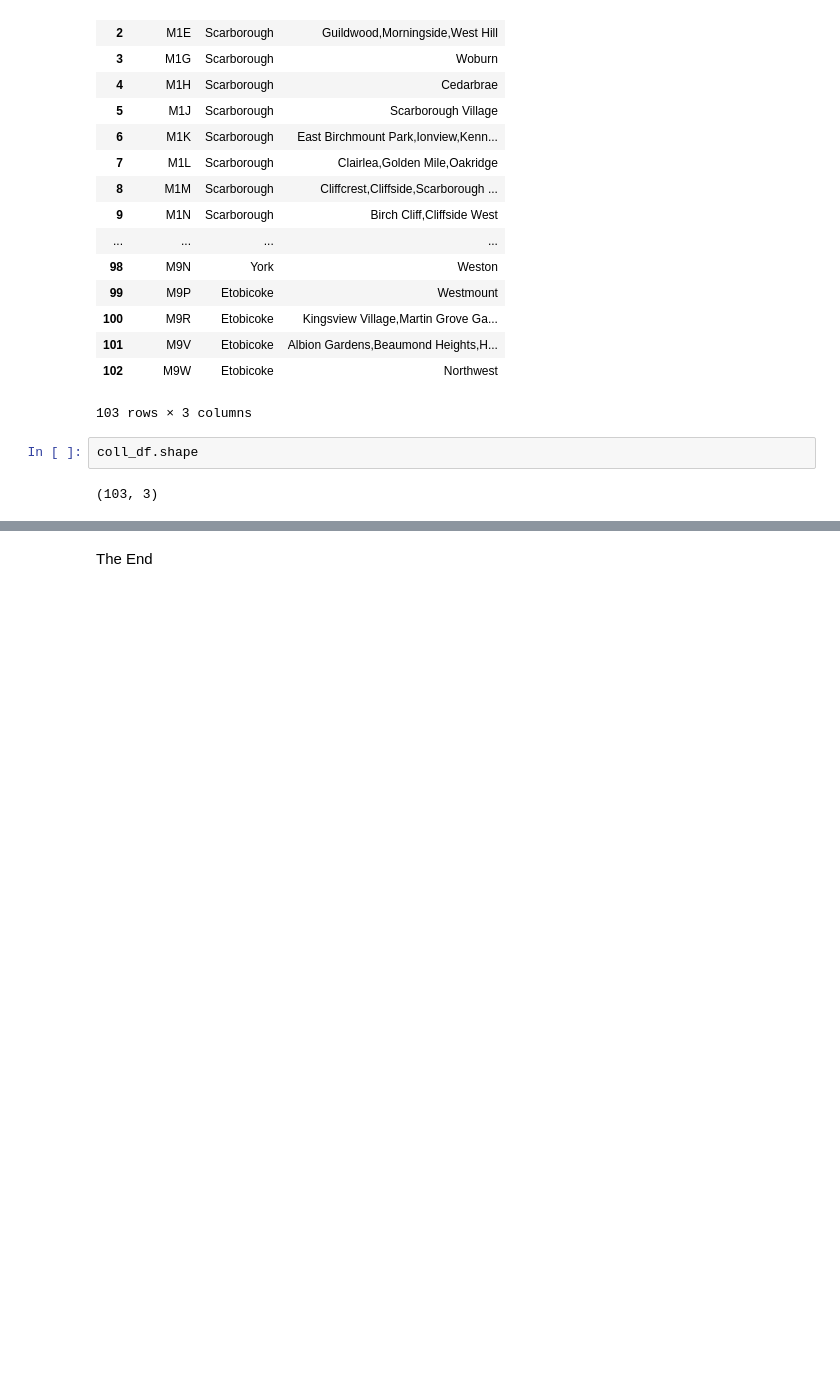
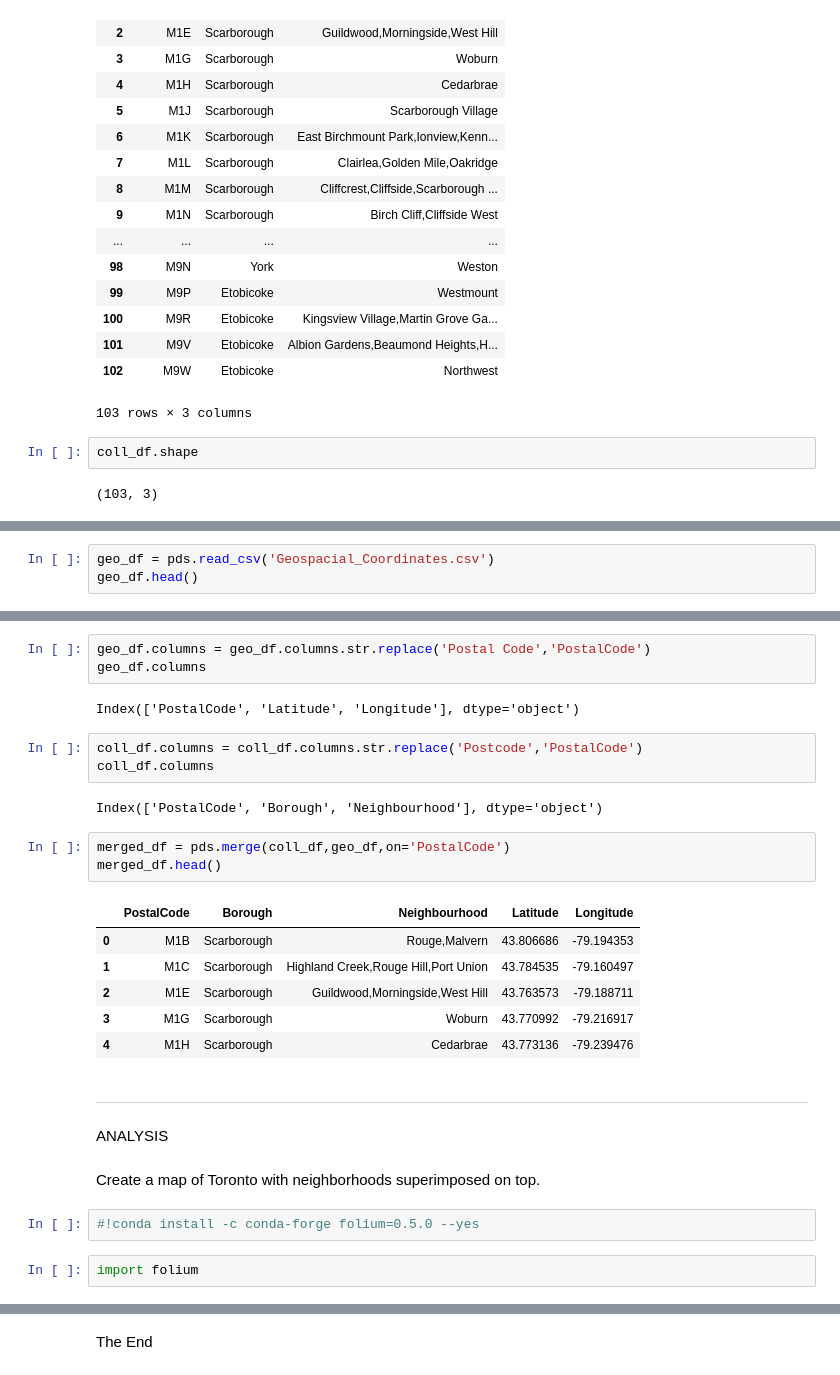
Before and after one commit to StephaneGFrance/IBM-Coursera, a Jupyter notebook: Toronto.ipynb, the cells around one changed output, grey strips where cells are left out. Saved outputs shown, nothing was run; the diff lists cells and outputs as text; blank space fills up the shorter version.

```diff
--- a/Toronto.ipynb
+++ b/Toronto.ipynb
@@ -93,0 +90,3 @@ coll_df.shape
+# %%
+geo_df = pds.read_csv('Geospacial_Coordinates.csv')
+geo_df.head()
@@ -93,0 +100,30 @@ coll_df.shape
+# %%
+geo_df.columns = geo_df.columns.str.replace('Postal Code','PostalCode')
+geo_df.columns
+# %% [output]
+Index(['PostalCode', 'Latitude', 'Longitude'], dtype='object')
+# %%
+coll_df.columns = coll_df.columns.str.replace('Postcode','PostalCode')
+coll_df.columns
+# %% [output]
+Index(['PostalCode', 'Borough', 'Neighbourhood'], dtype='object')
+# %%
+merged_df = pds.merge(coll_df,geo_df,on='PostalCode')
+merged_df.head()
+# %% [output]
+|  | PostalCode | Borough | Neighbourhood | Latitude | Longitude |
+| 0 | M1B | Scarborough | Rouge,Malvern | 43.806686 | -79.194353 |
+| 1 | M1C | Scarborough | Highland Creek,Rouge Hill,Port Union | 43.784535 | -79.160497 |
+| 2 | M1E | Scarborough | Guildwood,Morningside,West Hill | 43.763573 | -79.188711 |
+| 3 | M1G | Scarborough | Woburn | 43.770992 | -79.216917 |
+| 4 | M1H | Scarborough | Cedarbrae | 43.773136 | -79.239476 |
+# %% [markdown]
+-------
+# %% [markdown]
+ANALYSIS
+# %% [markdown]
+Create a map of Toronto with neighborhoods superimposed on top.
+# %%
+#!conda install -c conda-forge folium=0.5.0 --yes
+# %%
+import folium
```
Also changed, not shown: parts of 9 cells of this notebook.
